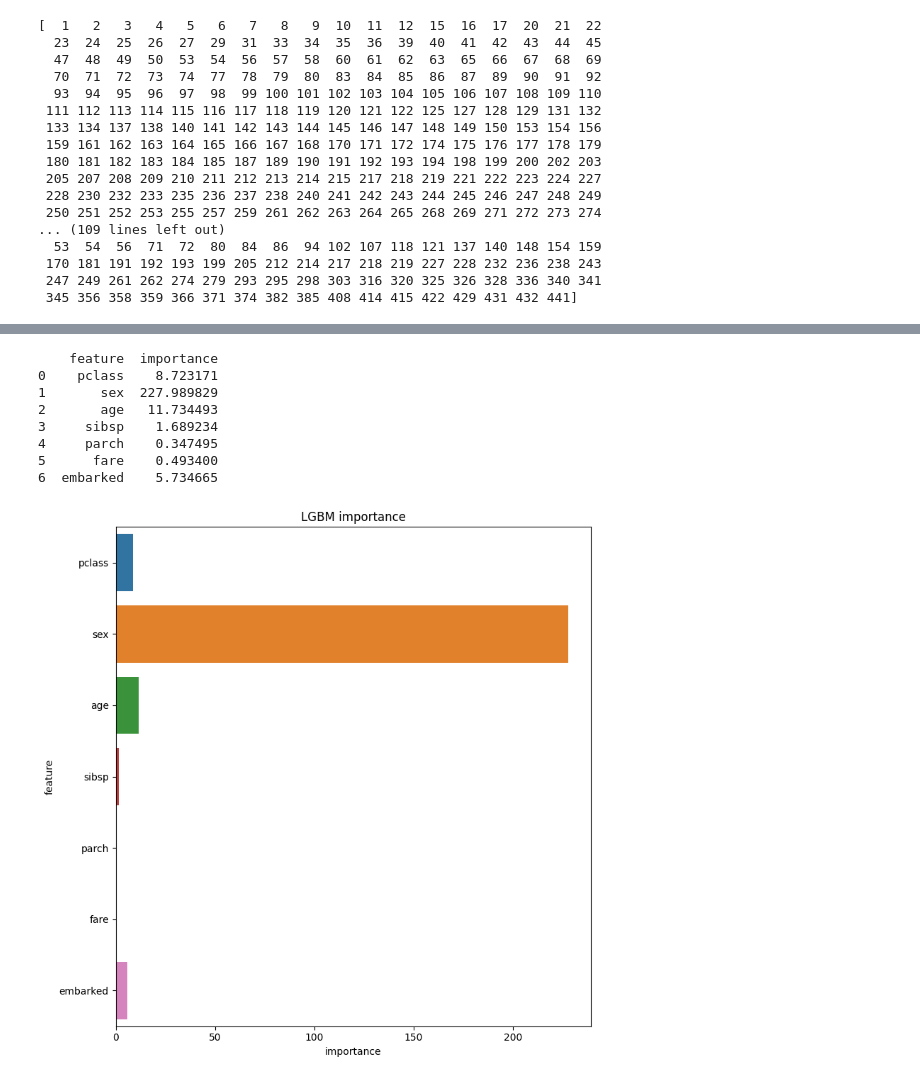
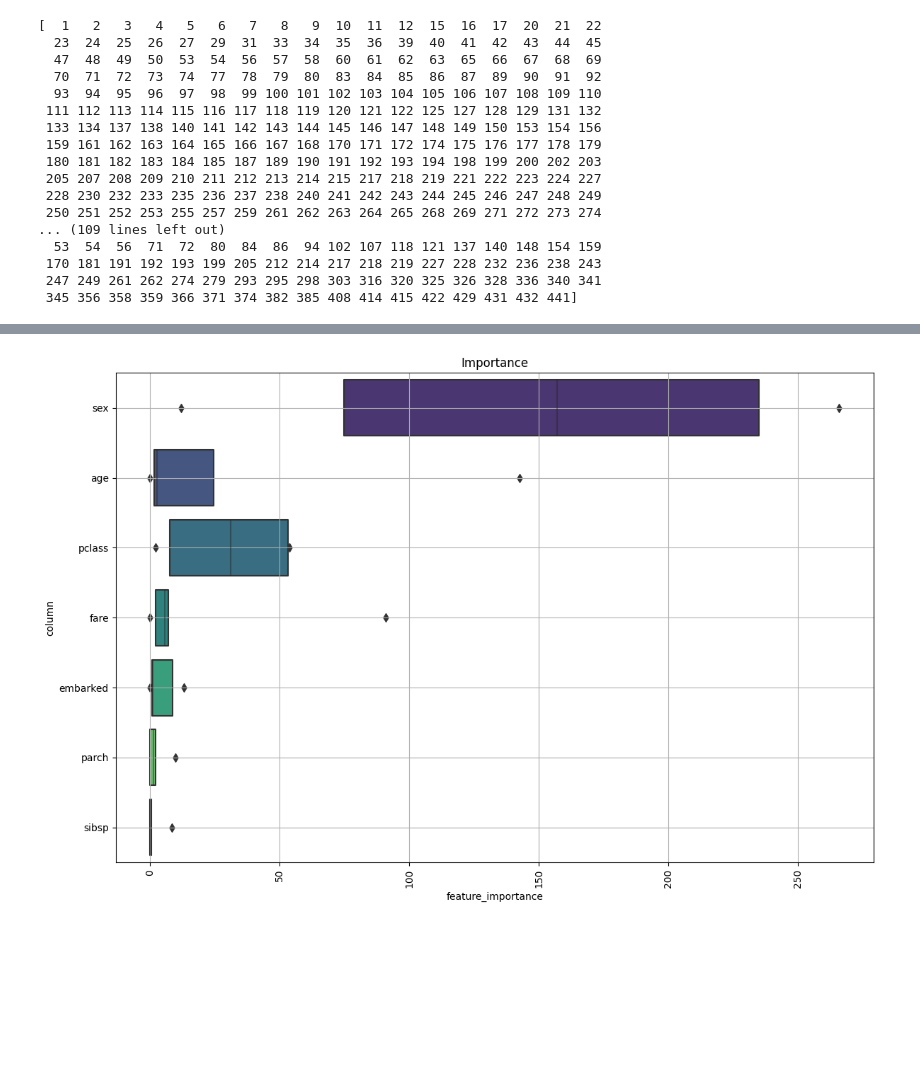
Before and after one commit to daipoon/competition_code, a Jupyter notebook: Titanic_Baseline.ipynb, the cells around one changed output, grey strips where cells are left out. Drawn from its saved outputs; the diff is of its cells as text; code cells hidden in the pictures; blank space fills up the shorter version.

```diff
--- a/Titanic_Baseline.ipynb
+++ b/Titanic_Baseline.ipynb
@@ -260,27 +332,41 @@ plt.show()
-# %%
-tmp = pd.DataFrame()
-tmp['feature'] = model.feature_name()
-tmp['importance'] = model.feature_importance(importance_type='gain')
-print(tmp)
-
-plt.figure(figsize=(8, 8))
-sns.barplot(x='importance', y='feature', data=tmp)
-plt.title('LGBM importance')
-plt.rcParams["font.size"] = 10
-
-plt.tight_layout()
-
-plt.show()
-# %% [output]
-    feature  importance
-0    pclass    8.723171
-1       sex  227.989829
-2       age   11.734493
-3     sibsp    1.689234
-4     parch    0.347495
-5      fare    0.493400
-6  embarked    5.734665
-[figure, removed]
+# %%
+def visualize_importance(models, feat_train_df, file_name):
+
+    feature_importance_df = pd.DataFrame()
+
+    for i, model in enumerate(models):
+        _df = pd.DataFrame()
+        _df['feature_importance'] = model.feature_importance(importance_type='gain')
+        _df['column'] = feat_train_df.columns
+        _df['fold'] = i + 1
+        feature_importance_df = pd.concat([feature_importance_df, _df],
+                                          axis=0,
+                                          ignore_index=True
+                                         )
+
+    order = feature_importance_df.groupby('column')\
+        .sum()[['feature_importance']]\
+        .sort_values('feature_importance', ascending=False).index[:100]
+
+    fig, ax = plt.subplots(figsize=(12, max(8, len(order) * 0.25)))
+    sns.boxenplot(data=feature_importance_df,
+                  x='feature_importance',
+                  y='column',
+                  order=order,
+                  ax=ax,
+                  palette='viridis',
+                  orient='h'
+                 )
+    ax.tick_params(axis='x', rotation=90)
+    ax.set_title('Importance')
+    ax.grid()
+    fig.tight_layout()
+
+    return fig, ax, order
+# %%
+_ = visualize_importance(models, train.drop(columns = ["fold","survived"]), 'lgb_model')
+# %% [output]
+[figure, added]
 # %%
 score_each_model = []
 
```
Also changed, not shown: parts of 12 cells of this notebook.
